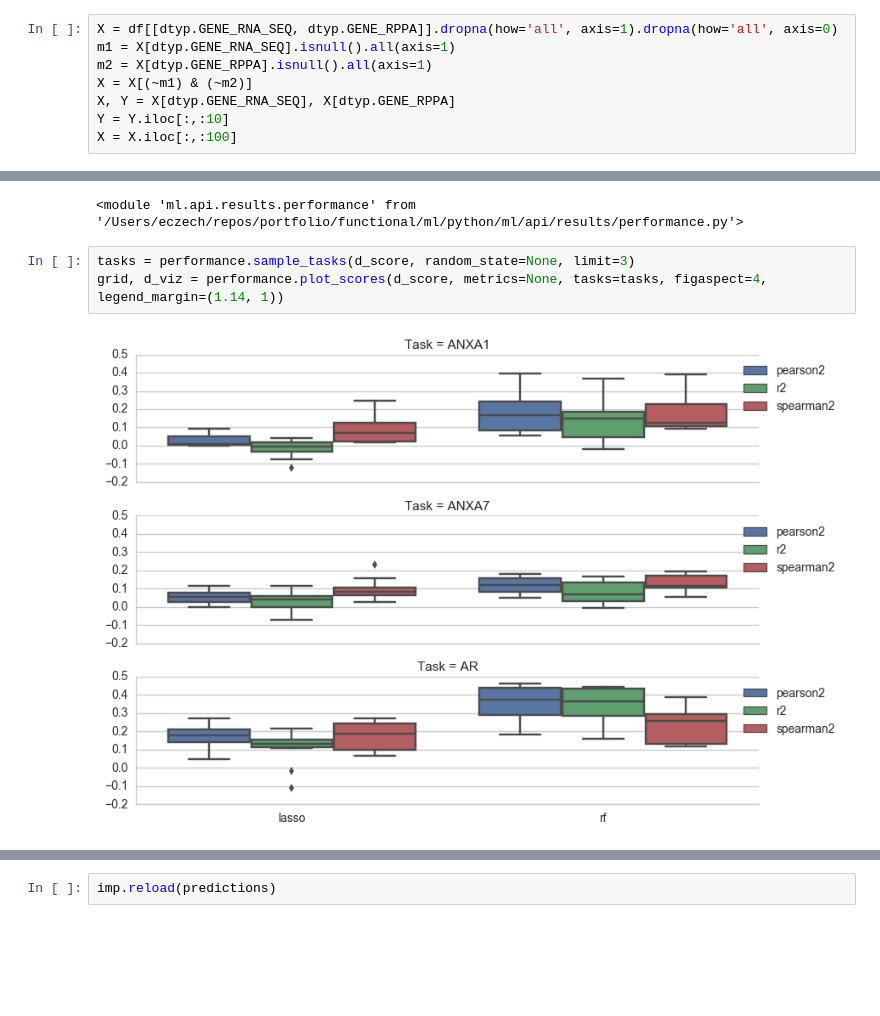
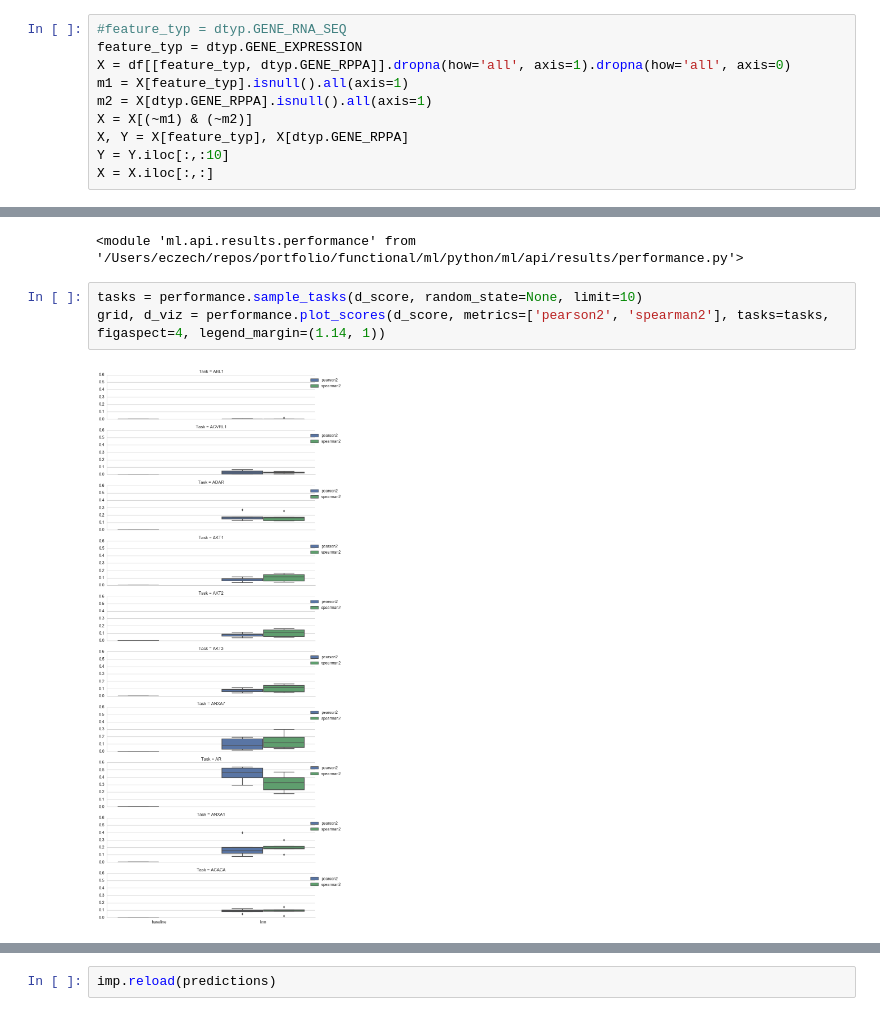
Before and after one commit to eric-czech/mgds, a Jupyter notebook: python/notebook/data_modeling/rppa_modeling/training.ipynb, the cells around one changed output, grey strips where cells are left out. Saved outputs shown, nothing was run; the diff lists cells and outputs as text; blank space fills up the shorter version.

Commit message:
training for rppa

```diff
--- a/python/notebook/data_modeling/rppa_modeling/training.ipynb
+++ b/python/notebook/data_modeling/rppa_modeling/training.ipynb
@@ -52,13 +51,15 @@ len(df)
 # %% [output]
 1105
 # %%
-X = df[[dtyp.GENE_RNA_SEQ, dtyp.GENE_RPPA]].dropna(how='all', axis=1).dropna(how='all', axis=0)
-m1 = X[dtyp.GENE_RNA_SEQ].isnull().all(axis=1)
+#feature_typ = dtyp.GENE_RNA_SEQ
+feature_typ = dtyp.GENE_EXPRESSION
+X = df[[feature_typ, dtyp.GENE_RPPA]].dropna(how='all', axis=1).dropna(how='all', axis=0)
+m1 = X[feature_typ].isnull().all(axis=1)
 m2 = X[dtyp.GENE_RPPA].isnull().all(axis=1)
 X = X[(~m1) & (~m2)]
-X, Y = X[dtyp.GENE_RNA_SEQ], X[dtyp.GENE_RPPA]
+X, Y = X[feature_typ], X[dtyp.GENE_RPPA]
 Y = Y.iloc[:,:10]
-X = X.iloc[:,:100]
+X = X.iloc[:,:]
 # %%
 X.shape, Y.shape
 # %% [output]
@@ -255,7 +412,7 @@ imp.reload(performance)
 # %% [output]
 <module 'ml.api.results.performance' from '/Users/eczech/repos/portfolio/functional/ml/python/ml/api/results/performance.py'>
 # %%
-tasks = performance.sample_tasks(d_score, random_state=None, limit=3)
-grid, d_viz = performance.plot_scores(d_score, metrics=None, tasks=tasks, figaspect=4, legend_margin=(1.14, 1))
+tasks = performance.sample_tasks(d_score, random_state=None, limit=10)
+grid, d_viz = performance.plot_scores(d_score, metrics=['pearson2', 'spearman2'], tasks=tasks, figaspect=4, legend_margin=(1.14, 1))
 # %% [output]
-[figure, old version]
+[figure, new version]
```
Also changed, not shown: parts of 22 cells of this notebook.
